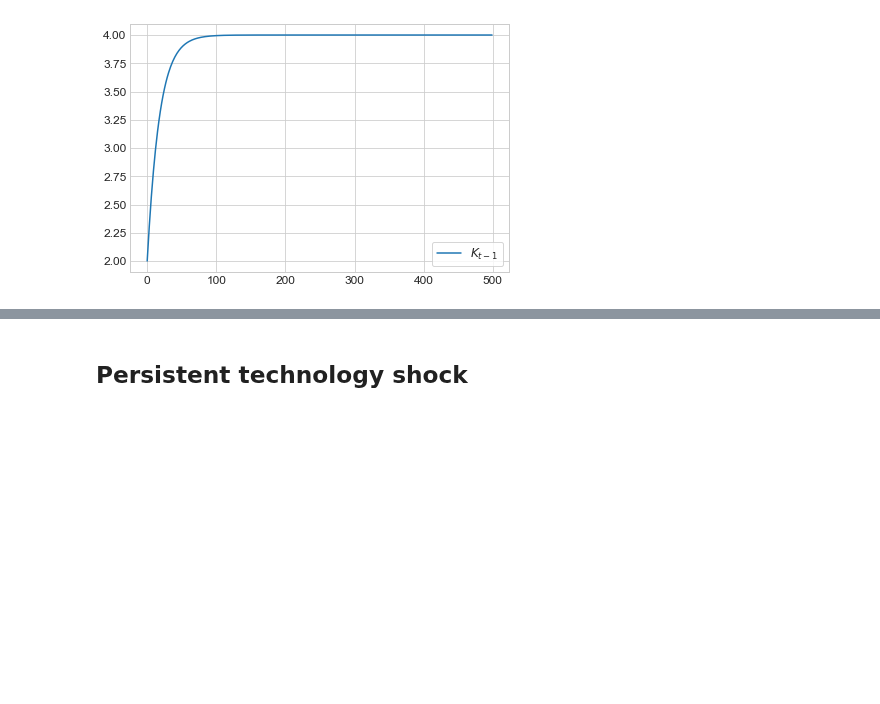
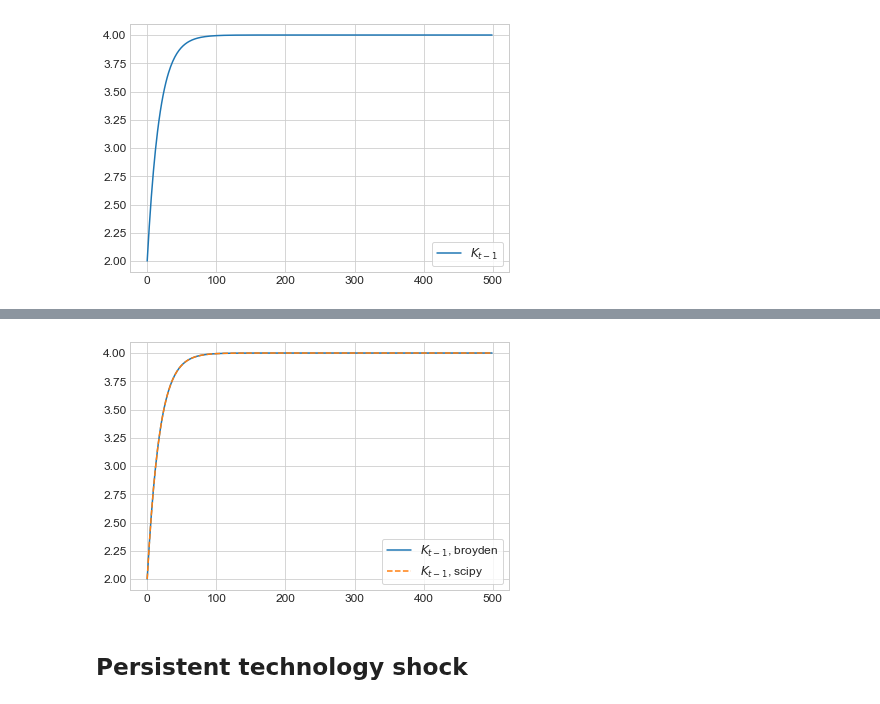
Before and after one commit to NumEconCopenhagen/lectures-2021, a Jupyter notebook: 12/Canonical_economic_models.ipynb, the cells around one changed output, grey strips where cells are left out. Saved outputs shown, nothing was run; the diff lists cells and outputs as text; code cells hidden in the pictures; blank space fills up the shorter version.

```diff
--- a/12/Canonical_economic_models.ipynb
+++ b/12/Canonical_economic_models.ipynb
@@ -474,0 +483,7 @@ fig.tight_layout()
+# %%
+model_scipy = RamseyModelClass()
+model_scipy.par.solver = 'scipy'
+model_scipy.find_steady_state(KY_ss=4.0)
+model_scipy.par.K_lag_ini = 0.50*model_scipy.ss.K
+model_scipy.path.A[:] = model_scipy.ss.A
+model_scipy.solve()
@@ -475,3 +498,12 @@ fig.tight_layout()
+# %%
+fig = plt.figure(figsize=(6,6/1.5))
+ax = fig.add_subplot(1,1,1)
+ax.plot(path.K_lag,label=r'$K_{t-1}$, broyden')
+ax.plot(model_scipy.path.K_lag,ls='--',label=r'$K_{t-1}$, scipy')
+ax.legend(frameon=True)
+fig.tight_layout()
+# %% [output]
+[figure, added]
 # %% [markdown]
 ## Persistent technology shock
 # %% [markdown]
```
Also changed, not shown: parts of 11 cells of this notebook, 1 other file.
